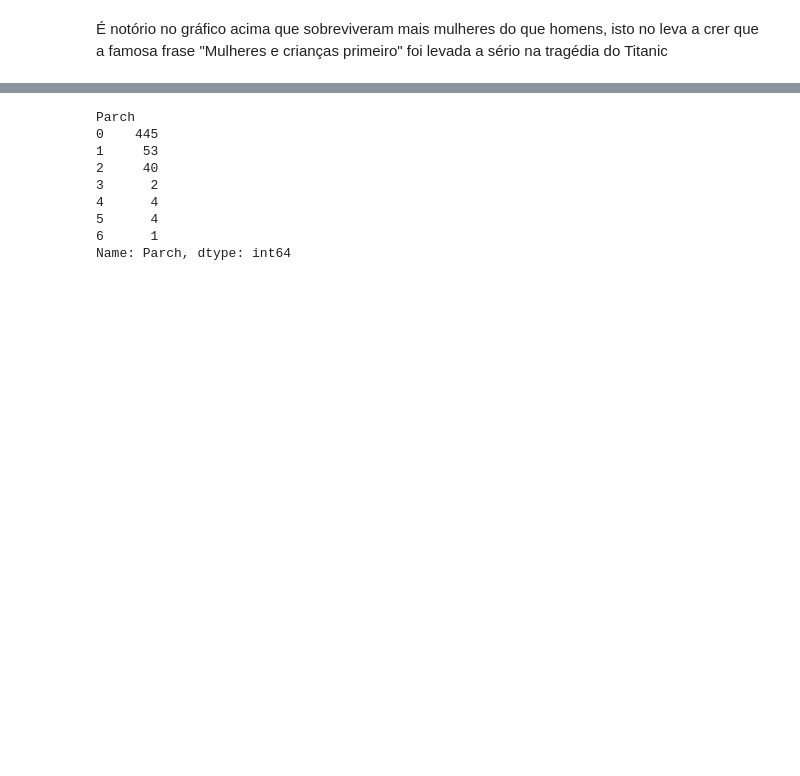
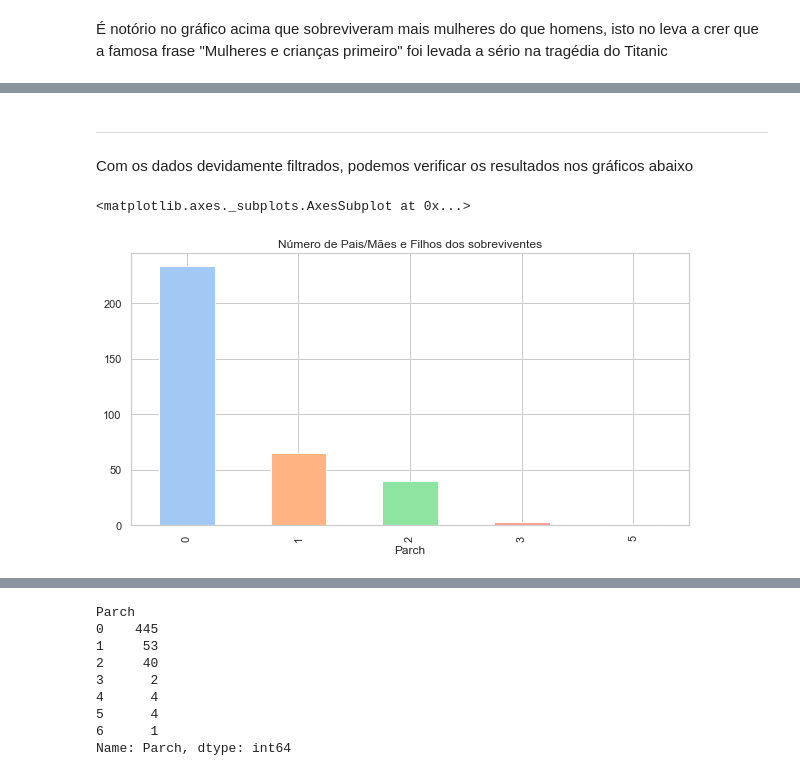
Before and after one commit to anderson-souza/Titanic-Project-Udacity, a Jupyter notebook: Análise Titanic.ipynb, the cells around one changed output, grey strips where cells are left out. Cells and saved outputs as stored; diff of their text form; code cells hidden in the pictures; blank space fills up the shorter version.

```diff
--- a/Análise Titanic.ipynb
+++ b/Análise Titanic.ipynb
@@ -250,0 +269,2 @@ Dentre os sobreviventes, é notório que a maioria estava desacompanhado de seus
+# %%
+parch_df_survived = pd.Series(df_survived['Parch'].groupby(df_survived['Parch']).count())
@@ -250,0 +297,9 @@ Dentre os sobreviventes, é notório que a maioria estava desacompanhado de seus
+# %% [markdown]
+---
+# %% [markdown]
+Com os dados devidamente filtrados, podemos verificar os resultados nos gráficos abaixo
+# %%
+parch_df_survived.plot.bar(title="Número de Pais/Mães e Filhos dos sobreviventes", figsize=(10,5))
+# %% [output]
+<matplotlib.axes._subplots.AxesSubplot at 0x...>
+[figure, added]
```
Also changed, not shown: parts of 70 cells of this notebook, 2 other files.
